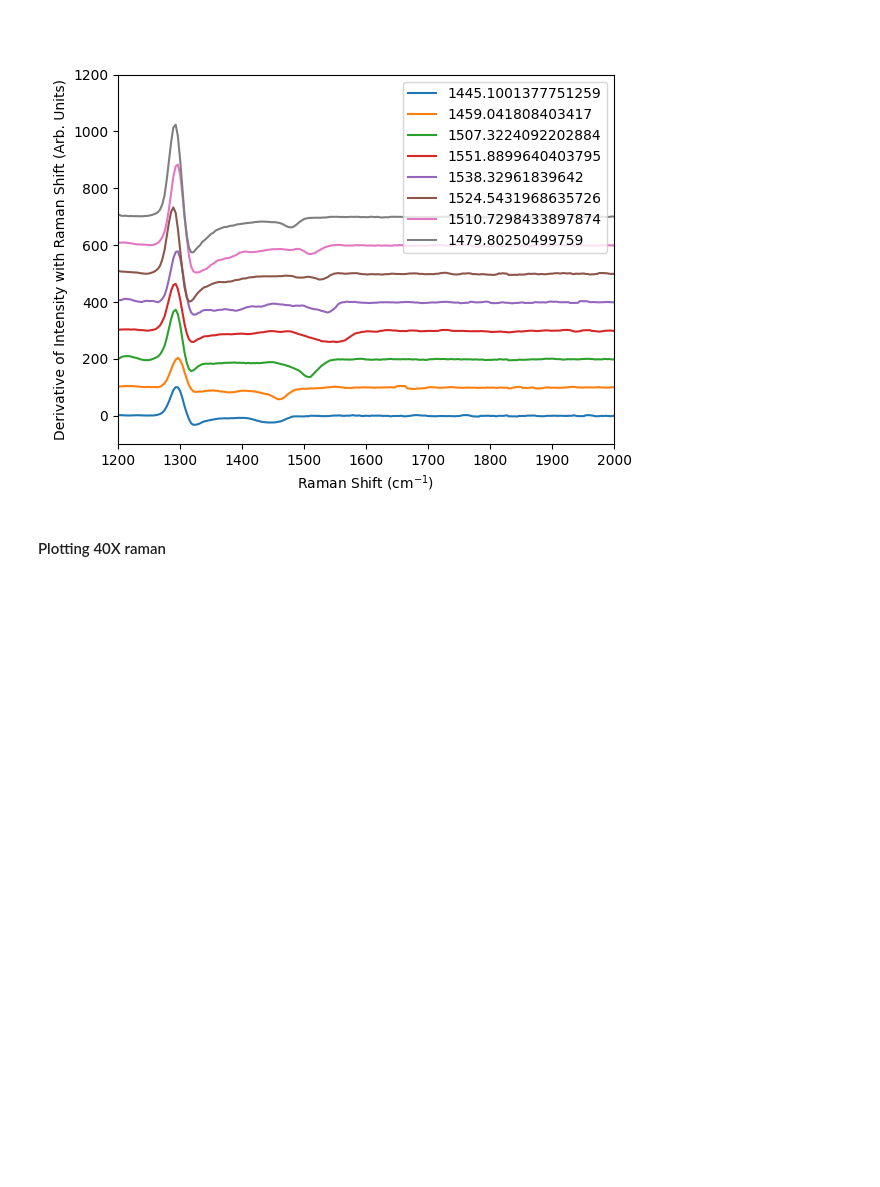
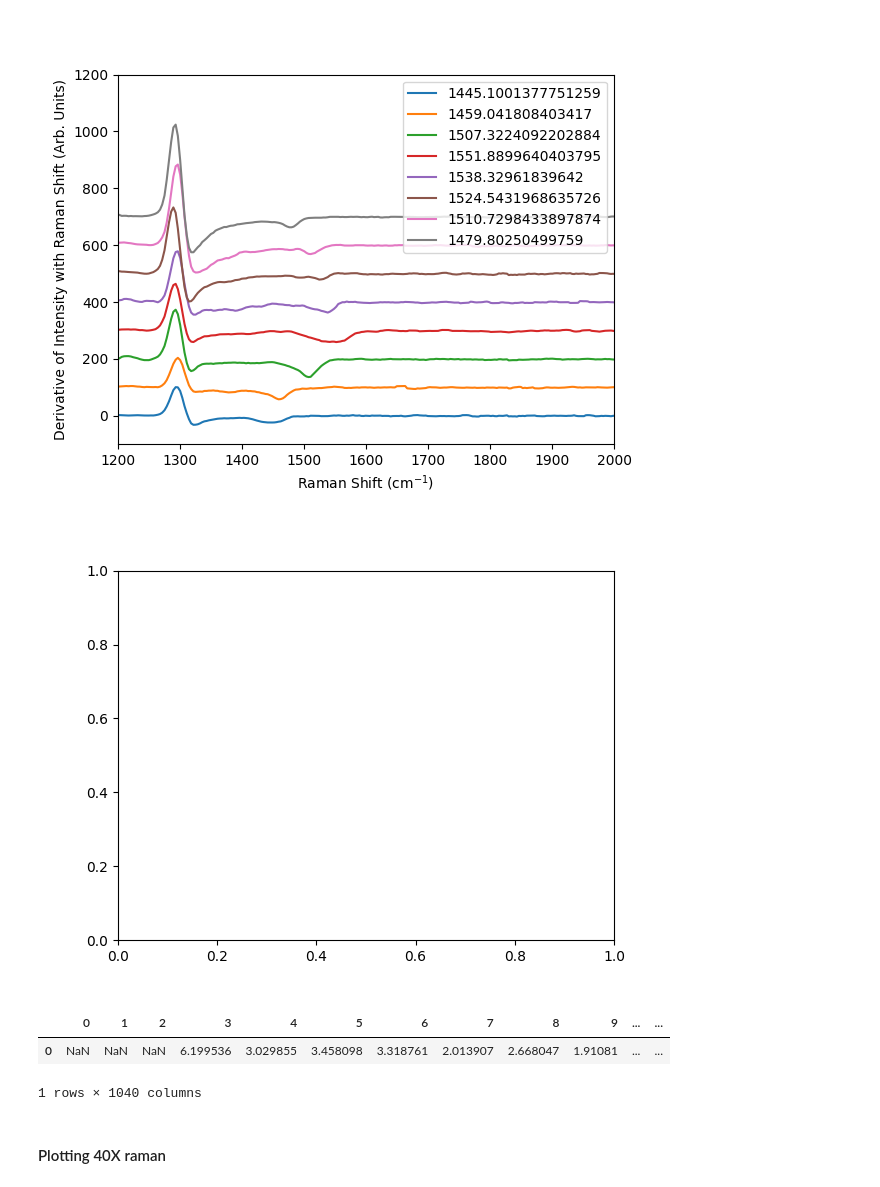
Before and after one commit to jhamlin-ufl/remob2, a Jupyter notebook: notebooks/Raman.ipynb, the cells around one changed output. Drawn from its saved outputs; the diff is of its cells as text; code cells hidden in the pictures; blank space fills up the shorter version.

```diff
--- a/notebooks/Raman.ipynb
+++ b/notebooks/Raman.ipynb
@@ -128,6 +128,28 @@ ax.set_xlabel("Raman Shift (cm$^{-1}$)")
 # %% [output]
 Text(0.5, 0, 'Raman Shift (cm$^{-1}$)')
 [figure]
+# %%
+offset = 0
+fig,ax = plt.subplots()
+for f in dict_RS_20X.keys():
+    Der= []
+    Der.append((dict_RS_20X[f].Intensity.diff()/dict_RS_20X[f].RS.diff()).rolling(5, center =True).mean())
+    Der = pd.DataFrame(Der)
+    DD = Der.diff()
+
+# ax.legend(loc="upper right")
+# ax.set_xlim(1200,2000)
+# ax.set_ylim(-100,1200)
+# ax.set_ylabel("Derivative of Intensity with Raman Shift (Arb. Units)")
+# ax.set_xlabel("Raman Shift (cm$^{-1}$)")
+# %% [output]
+[figure, added]
+# %%
+Der
+# %% [output]
+|  | 0 | 1 | 2 | 3 | 4 | 5 | 6 | 7 | 8 | 9 | ... | ... |
+| 0 | NaN | NaN | NaN | 6.199536 | 3.029855 | 3.458098 | 3.318761 | 2.013907 | 2.668047 | 1.91081 | ... | ... |
+1 rows × 1040 columns
 # %% [markdown]
 #### Plotting 40X raman
 # %%
```
Also changed, not shown: 5 other files.
